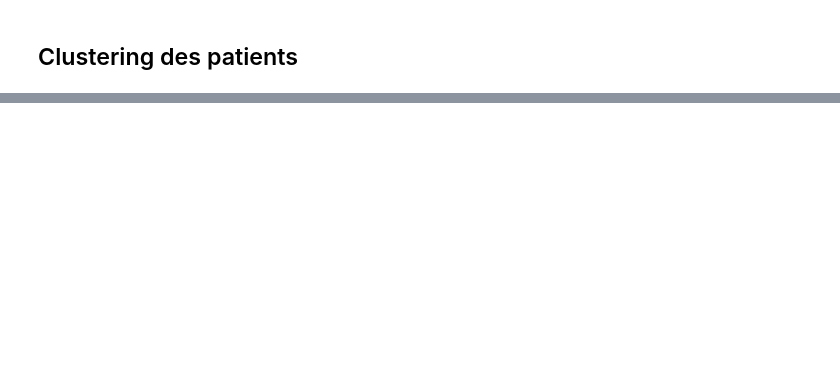
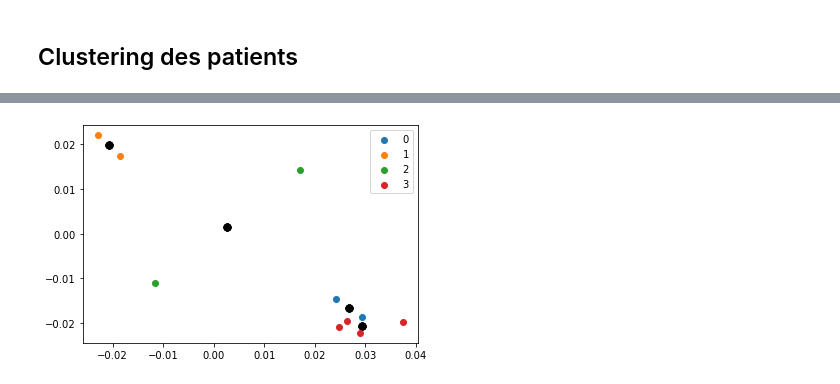
Before and after one commit to adcollin/LIME_SHAP, a Jupyter notebook: essai_LIME.ipynb, the cells around one changed output, grey strips where cells are left out. Cells and saved outputs as stored; diff of their text form; code cells hidden in the pictures; blank space fills up the shorter version.

Commit message:
Clustering

```diff
--- a/essai_LIME.ipynb
+++ b/essai_LIME.ipynb
@@ -121,0 +180,13 @@ db.head()
+# %%
+#n = len(feature_names)
+n = 10
+#m = db.shape[0]
+m = 10
+X = np.zeros((m, n))
+for i in range(m):
+    print(i)
+    sample = X_train.iloc[[i]].values
+    exp = explainer.explain_instance(
+        sample[0], rf.predict_proba, labels=(0, 1), num_features=n)
+    for j in range(n):
+        X[i, j] = exp.as_list()[j][1]
@@ -121,0 +204,11 @@ db.head()
+# %%
+# Silhouette cluster evaluation.
+ce = clusteval(evaluate='derivative', max_clust=10)
+
+# Fit
+ce.fit(X)
+
+# Plot
+ce.plot()
+
+ce.scatter(X)
@@ -121,0 +229,19 @@ db.head()
+# %%
+kmeans = KMeans(n_clusters=4, random_state=10)
+label = kmeans.fit_predict(X)
+labels = kmeans.labels_
+centroids = kmeans.cluster_centers_
+# %%
+# Getting unique labels
+
+u_labels = np.unique(label)
+
+# plotting the results:
+
+for i in u_labels:
+    plt.scatter(X[label == i, 0], X[label == i, 1], label=i)
+    plt.scatter(centroids[:, 0], centroids[:, 1], s=50, color='k')
+plt.legend()
+plt.show()
+# %% [output]
+[figure, added]
```
Also changed, not shown: parts of 8 cells of this notebook.
